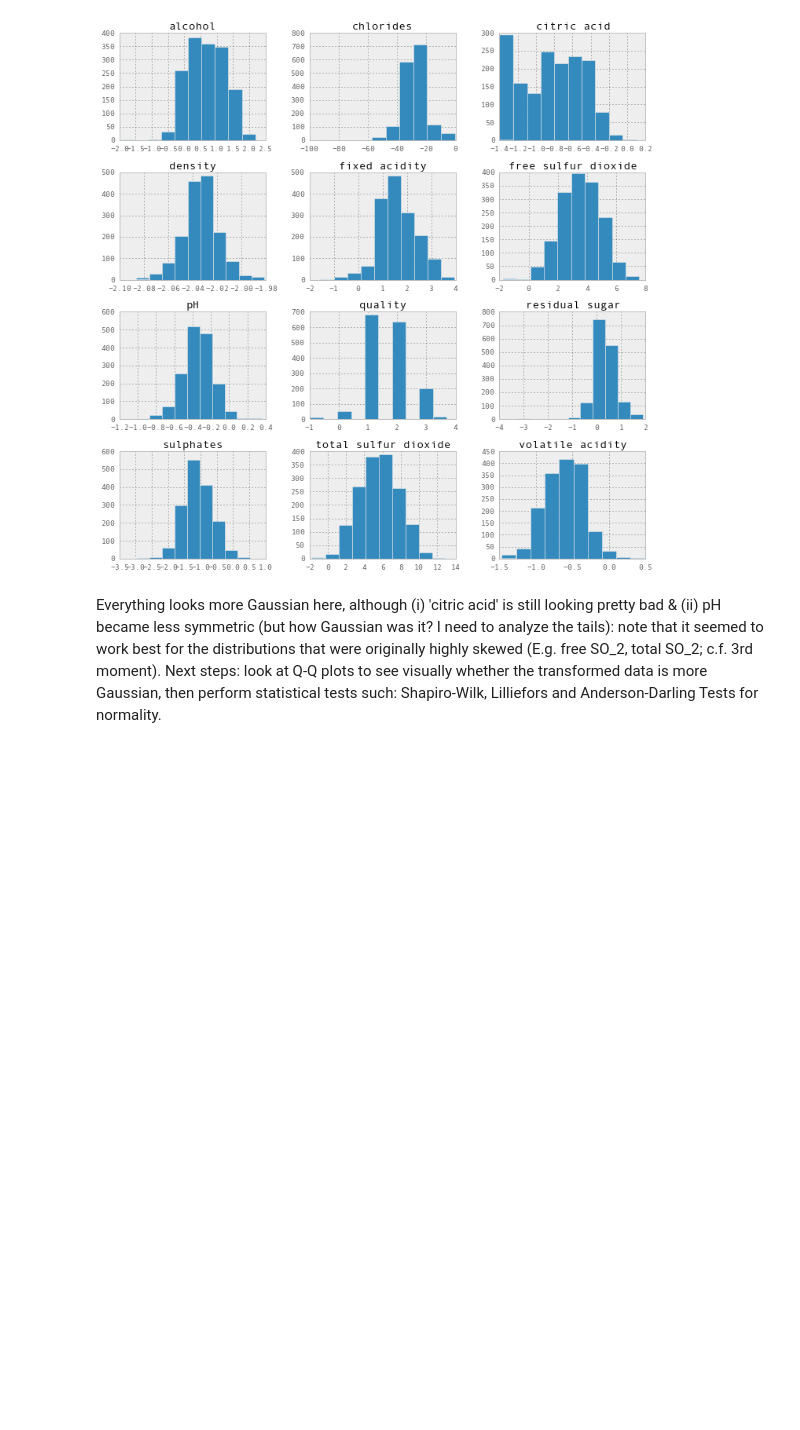
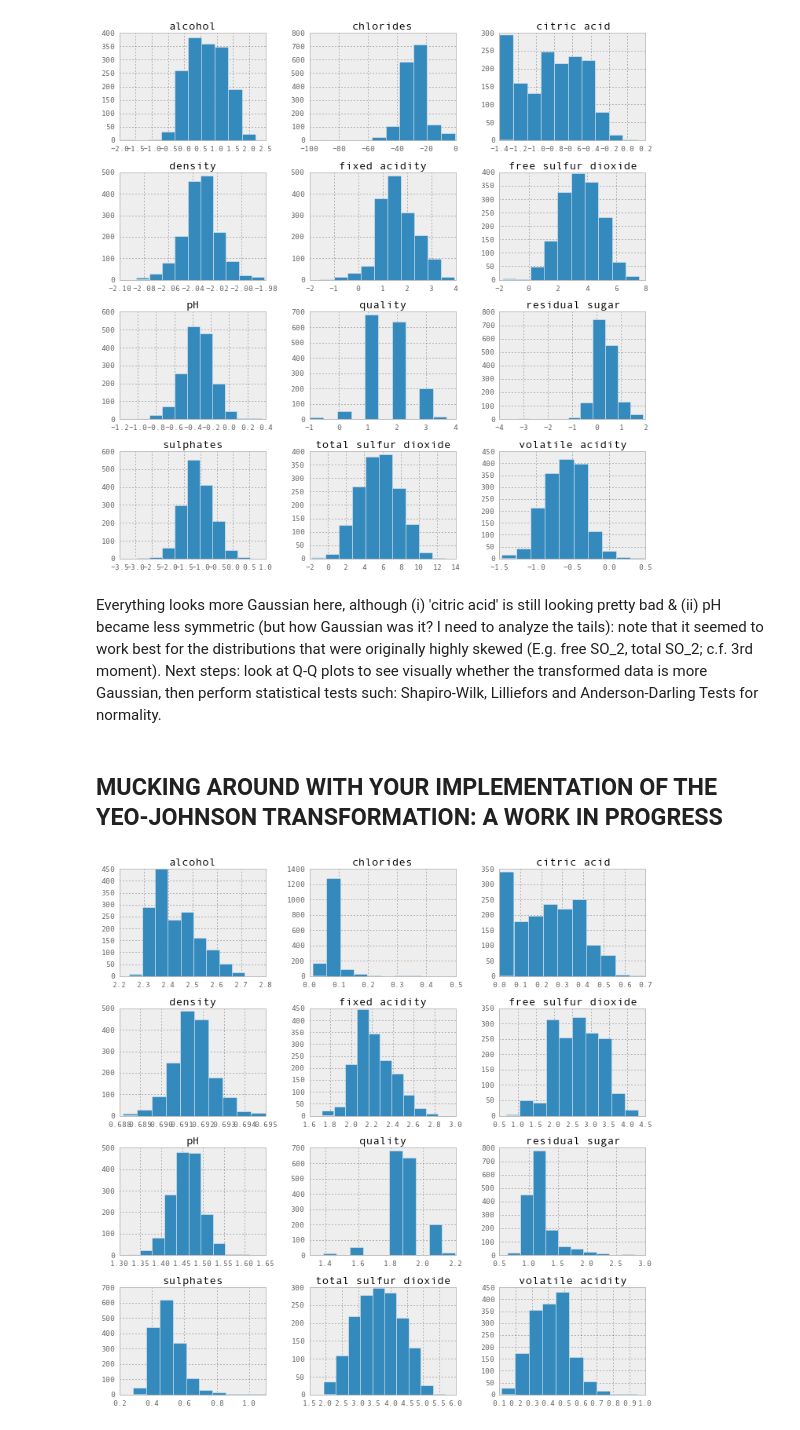
Before and after one commit to hugobowne/machine_learning_techniques, a Jupyter notebook: wine_quality/ipython_notebooks/Testing Box_Cox.ipynb, the cells around one changed output. Cells and saved outputs as stored; diff of their text form; code cells hidden in the pictures; blank space fills up the shorter version.

Commit message:
added prototype for performing yeo-johnson transformations on numpy arrays and dataframes

```diff
--- a/wine_quality/ipython_notebooks/Testing Box_Cox.ipynb
+++ b/wine_quality/ipython_notebooks/Testing Box_Cox.ipynb
@@ -30,3 +30,13 @@ pd.DataFrame.hist(df1 , figsize=[12,12]);
 [figure]
 # %% [markdown]
 Everything looks more Gaussian here, although (i) 'citric acid' is still looking pretty bad & (ii) pH became less symmetric (but how Gaussian was it? I need to analyze the tails): note that it seemed to work best for the distributions that were originally highly skewed (E.g. free SO_2, total SO_2; c.f. 3rd moment). Next steps: look at Q-Q plots to see visually whether the transformed data is more Gaussian, then perform statistical tests such: Shapiro-Wilk, Lilliefors and Anderson-Darling Tests for normality.
+# %% [markdown]
+<h2> MUCKING AROUND WITH YOUR IMPLEMENTATION OF THE YEO-JOHNSON TRANSFORMATION: A WORK IN PROGRESS</h2>
+# %%
+#this is a work in progress as I need to implement optimizing lambda, unless it is given,
+#just as in scipy.stats.boxcox
+import yeo_johnson as yj
+df1 = yj.dfyeo_johnson(df , lmbda = -1) #transformed dataframe
+pd.DataFrame.hist(df1 , figsize=[12,12]);
+# %% [output]
+[figure, added]
```
Also changed, not shown: 1 other file.
